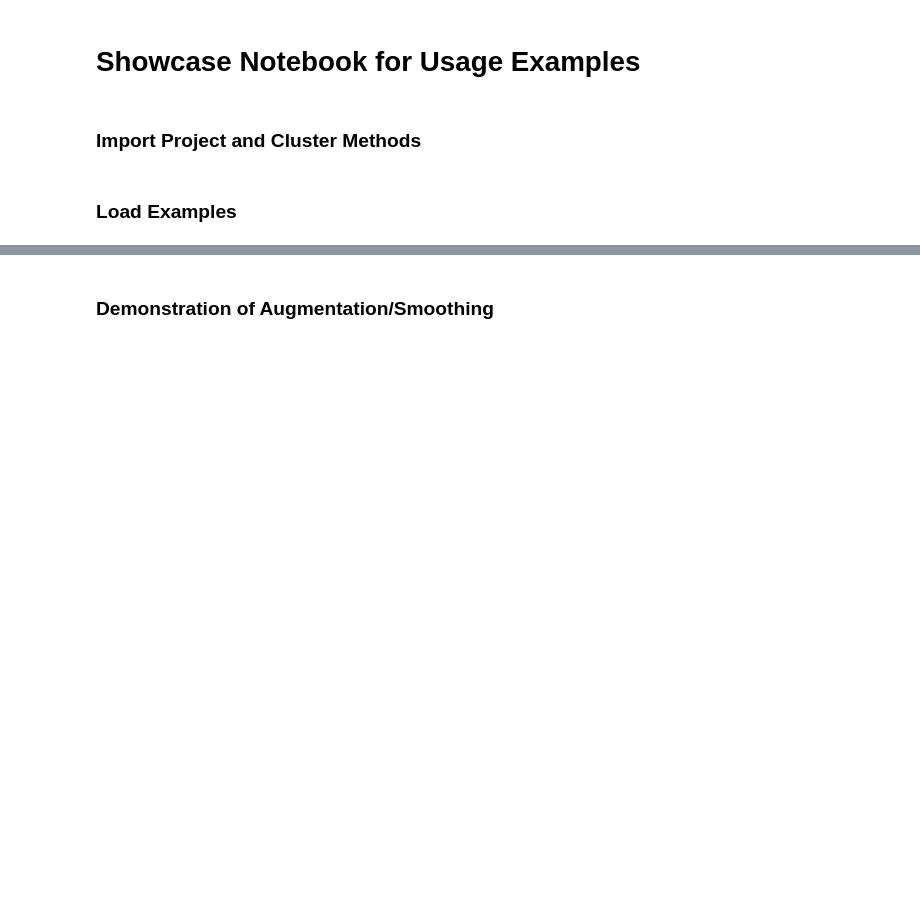
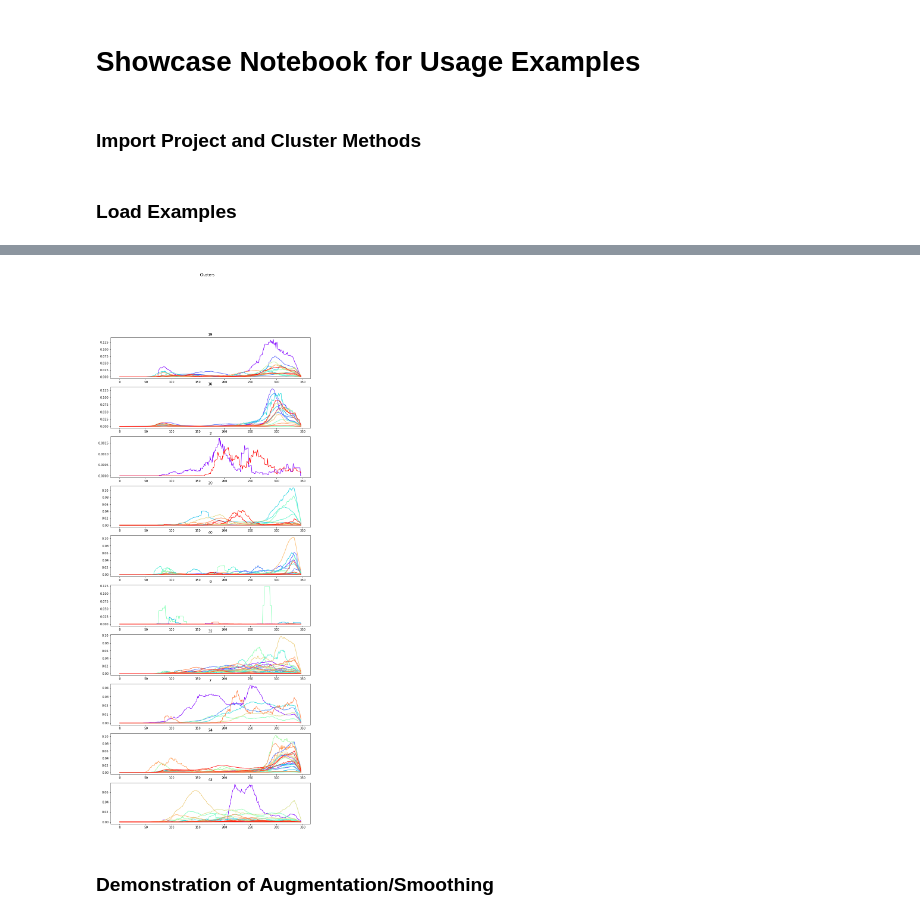
Before and after one commit to mlai-student/Lab2020-21ClusteringCovidData, a Jupyter notebook: notebooks/Tutorial.ipynb, the cells around one changed output, grey strips where cells are left out. Saved outputs shown, nothing was run; the diff lists cells and outputs as text; code cells hidden in the pictures; blank space fills up the shorter version.

```diff
--- a/notebooks/Tutorial.ipynb
+++ b/notebooks/Tutorial.ipynb
@@ -35,6 +50,6 @@ for f in overview_df['filename']:
 # %%
 from tqdm import tqdm
-n_clusters = [10]
+n_clusters = [3, 4, 5, 10]
 models = [cl.KMedoids, cl.KMeans,  cl.DBSCAN, cl.TS_KMeans, cl.TS_KShape]
 for n in n_clusters:
     filenames = []
@@ -42,8 +57,8 @@ for n in n_clusters:
         model_names = []
         for ex,file in data:
             ex.add_padding()
-            model = m(n_clusters, metric='euclidean').fit(ex)
-            filename = f"{model.name}_no_cluster_{n_clusters}_{file}"
+            model = m(n, metric='euclidean').fit(ex)
+            filename = f"{model.name}_no_cluster_{n}_{file}"
             model.save_model(filename)
             model_names.append(filename)
         filenames.append(model_names)
@@ -56,0 +76,13 @@ overview_df.to_csv(OVERVIEW_DATASET_PATH)
+# %%
+import copy
+import pickle
+var_df = copy.deepcopy(overview_df)
+df = var_df.to_numpy()
+for col in range(8,df.shape[1]):
+    for row in range(var_df.shape[0]):
+        filename = df[row][col]
+#         print(filename)
+        with open(DATASET_PATH + "model/" + filename, 'rb') as f:
+            model = pickle.load(f)
+            var, n_max, n_min = model.statistics()
+            df[row][col] = var
@@ -57,7 +131,7 @@ overview_df.to_csv(OVERVIEW_DATASET_PATH)
 # %%
-import pickle
-print(DATASET_PATH)
-with open(DATASET_PATH + "model/KMeans_no_cluster_6_0", 'rb') as f:
-     model = pickle.load(f)
-model.plot_geo_cluster()
+ts_k = df_[df_["ts_kshape_10_filename"] <= 171]
+print(ts_k)
+# print(overview_df.iloc[4])
+with open(DATASET_PATH + "model/TS_KShape_no_cluster_10_46", 'rb') as f:
+            ts_kshape_10 = pickle.load(f)
 # %% [output]
@@ -71,3 +161,7 @@ model.plot_cluster()
+# %%
+ts_kshape_10.plot_cluster().show()
+# %% [output]
+[figure, added]
 # %% [markdown]
 ### Demonstration of Augmentation/Smoothing
 # %%
```
Also changed, not shown: parts of 12 cells of this notebook, 2 other files.
